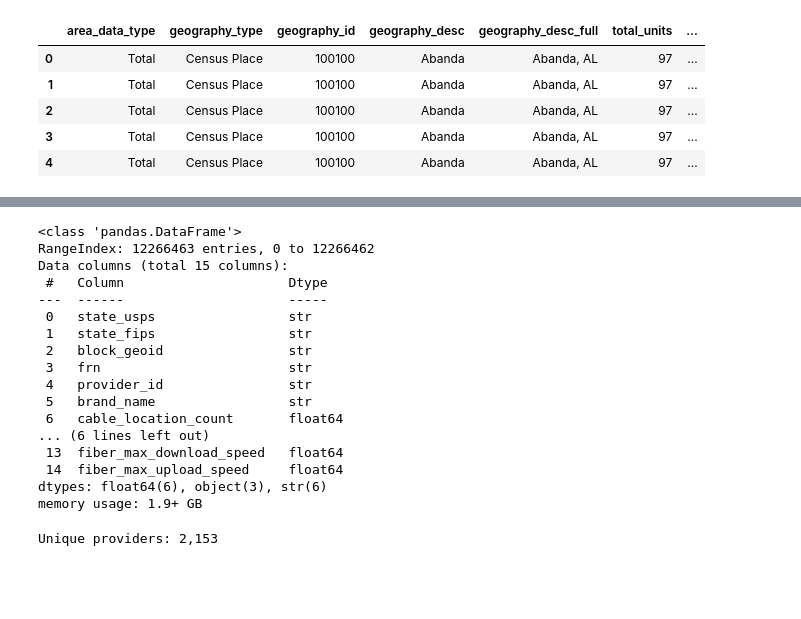
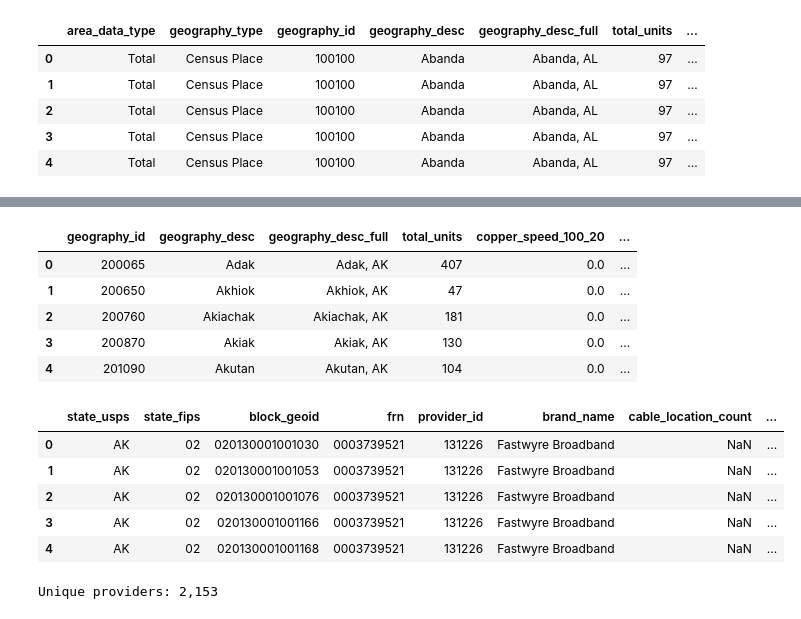
Before and after one commit to eprashar-clgx/network-idx, a Jupyter notebook: notebooks/02_processing_fcc_fixed_coverage.ipynb, the cells around one changed output, grey strips where cells are left out. Drawn from its saved outputs; the diff is of its cells as text; code cells hidden in the pictures; blank space fills up the shorter version.

```diff
--- a/notebooks/02_processing_fcc_fixed_coverage.ipynb
+++ b/notebooks/02_processing_fcc_fixed_coverage.ipynb
@@ -59,24 +35,27 @@ Total rows: 12,266,463
 # %%
-# Examine dataframe info
-df.info()
+# Load parquet file
+parquet_path = Path(r"/home/eprashar_solutions_corelogic_com/network-idx/data/processed/fcc/broadband_coverage/fcc_fixed_coverage_AK_02.parquet")
+df = pd.read_parquet(parquet_path)
+df.head()
 # %% [output]
-<class 'pandas.DataFrame'>
-RangeIndex: 12266463 entries, 0 to 12266462
-Data columns (total 15 columns):
- #   Column                     Dtype
----  ------                     -----
- 0   state_usps                 str
- 1   state_fips                 str
- 2   block_geoid                str
- 3   frn                        str
- 4   provider_id                str
- 5   brand_name                 str
- 6   cable_location_count       float64
-... (6 lines left out)
- 13  fiber_max_download_speed   float64
- 14  fiber_max_upload_speed     float64
-dtypes: float64(6), object(3), str(6)
-memory usage: 1.9+ GB
+|  | geography_id | geography_desc | geography_desc_full | total_units | copper_speed_100_20 | ... |
+| 0 | 200065 | Adak | Adak, AK | 407 | 0.0 | ... |
+| 1 | 200650 | Akhiok | Akhiok, AK | 47 | 0.0 | ... |
+| 2 | 200760 | Akiachak | Akiachak, AK | 181 | 0.0 | ... |
+| 3 | 200870 | Akiak | Akiak, AK | 130 | 0.0 | ... |
+| 4 | 201090 | Akutan | Akutan, AK | 104 | 0.0 | ... |
+# %%
+# Load provider parquet
+parquet_path = Path("/home/eprashar_solutions_corelogic_com/network-idx/data/processed/fcc/speeds/fcc_fixed_speeds_providers_AK_02.parquet")
+df = pd.read_parquet(parquet_path)
+df.head()
+# %% [output]
+|  | state_usps | state_fips | block_geoid | frn | provider_id | brand_name | cable_location_count | ... |
+| 0 | AK | 02 | 020130001001030 | 0003739521 | 131226 | Fastwyre Broadband | NaN | ... |
+| 1 | AK | 02 | 020130001001053 | 0003739521 | 131226 | Fastwyre Broadband | NaN | ... |
+| 2 | AK | 02 | 020130001001076 | 0003739521 | 131226 | Fastwyre Broadband | NaN | ... |
+| 3 | AK | 02 | 020130001001166 | 0003739521 | 131226 | Fastwyre Broadband | NaN | ... |
+| 4 | AK | 02 | 020130001001168 | 0003739521 | 131226 | Fastwyre Broadband | NaN | ... |
 # %%
 # Cell 2 — Aggregate by provider across the country
 TECH_METRICS = {
```
Also changed, not shown: parts of 3 cells of this notebook.
